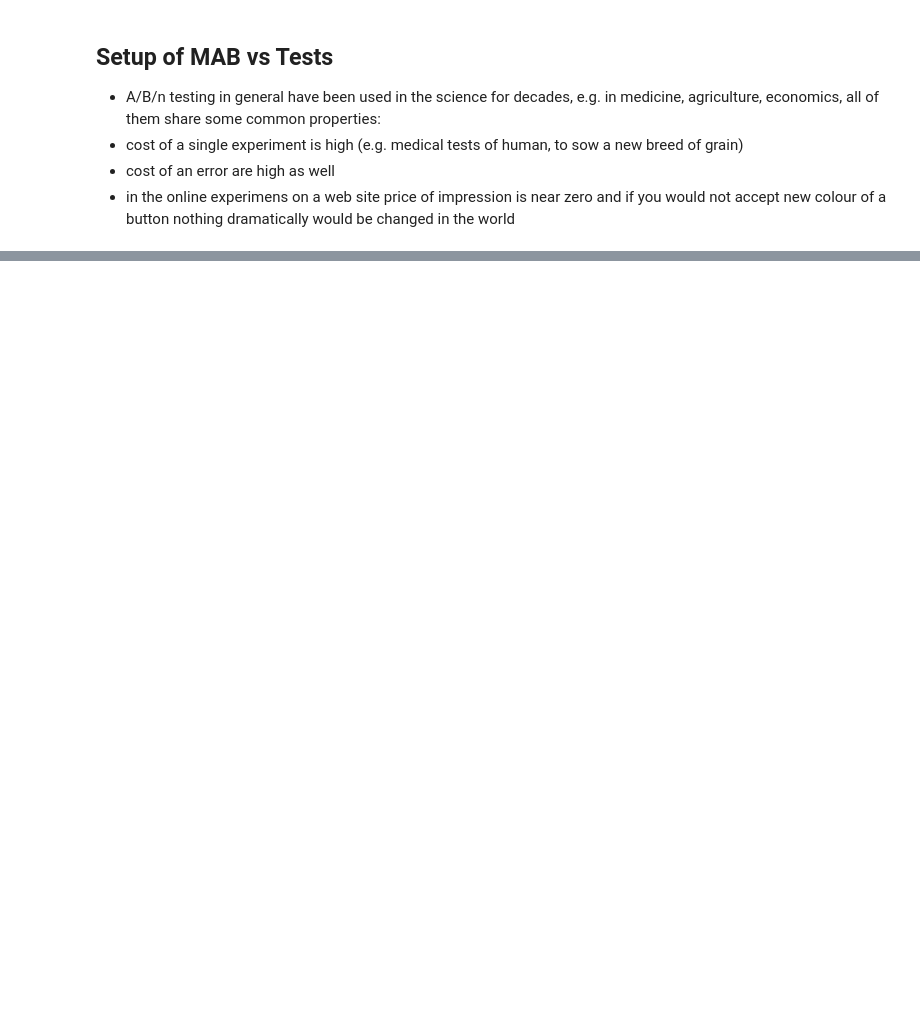
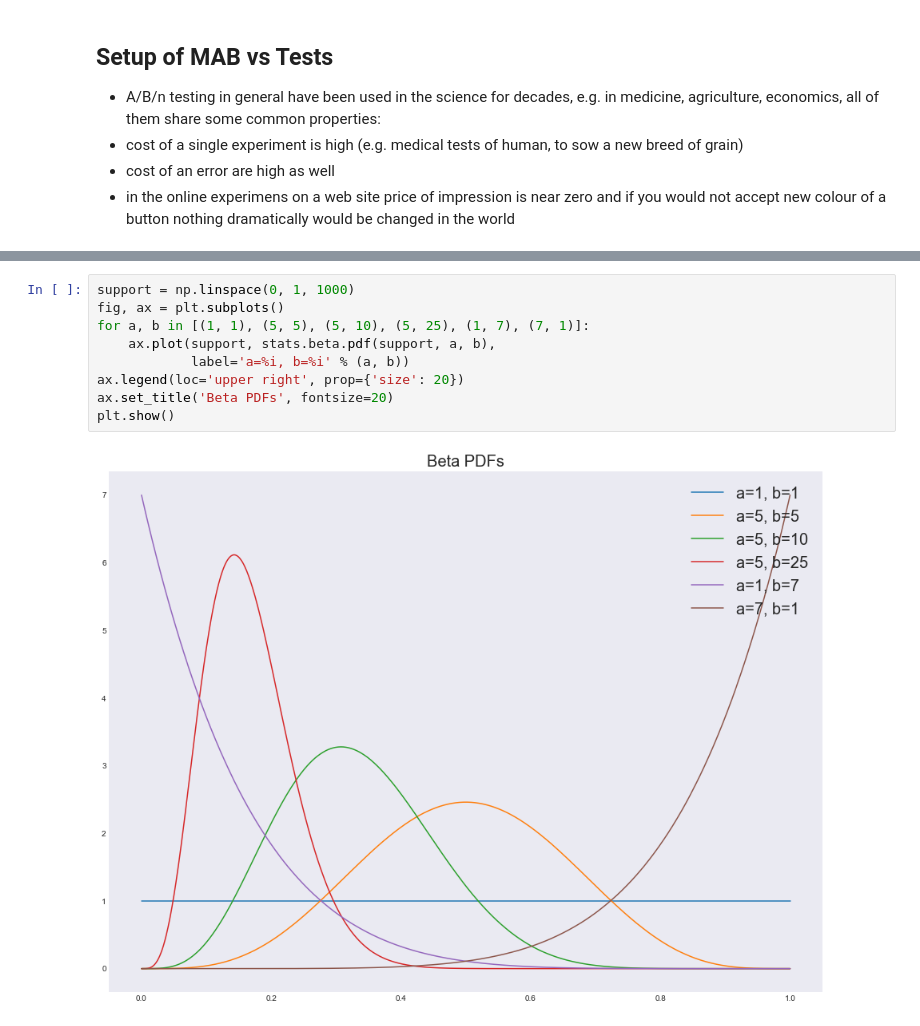
Before and after one commit to mephistopheies/dds, a Jupyter notebook: abt_mab_251117/ipy/abtmab.ipynb, the cells around one changed output, grey strips where cells are left out. Saved outputs shown, nothing was run; the diff lists cells and outputs as text; blank space fills up the shorter version.

```diff
--- a/abt_mab_251117/ipy/abtmab.ipynb
+++ b/abt_mab_251117/ipy/abtmab.ipynb
@@ -657,0 +720,11 @@ $$\large P\left(H \mid D\right) = \frac{P\left(D \mid H\right)P\left(H\right)}{P
+# %%
+support = np.linspace(0, 1, 1000)
+fig, ax = plt.subplots()
+for a, b in [(1, 1), (5, 5), (5, 10), (5, 25), (1, 7), (7, 1)]:
+    ax.plot(support, stats.beta.pdf(support, a, b),
+            label='a=%i, b=%i' % (a, b))
+ax.legend(loc='upper right', prop={'size': 20})
+ax.set_title('Beta PDFs', fontsize=20)
+plt.show()
+# %% [output]
+[figure, added]
```
Also changed, not shown: parts of 23 cells of this notebook, 2 other files.
